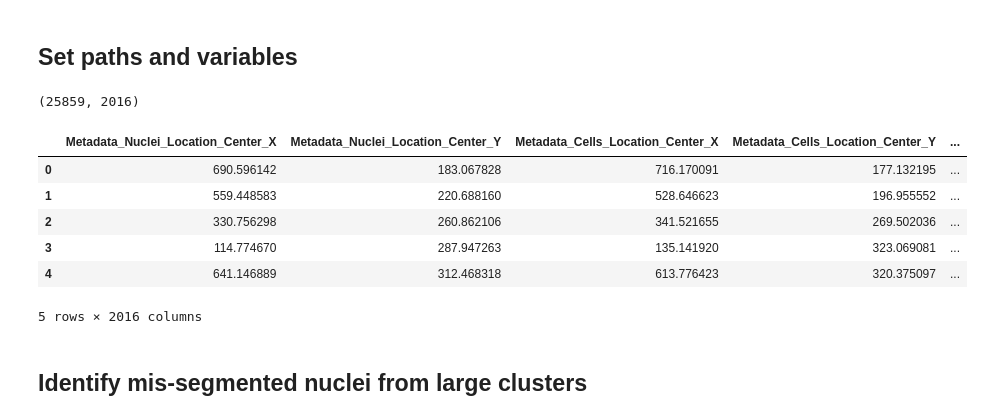
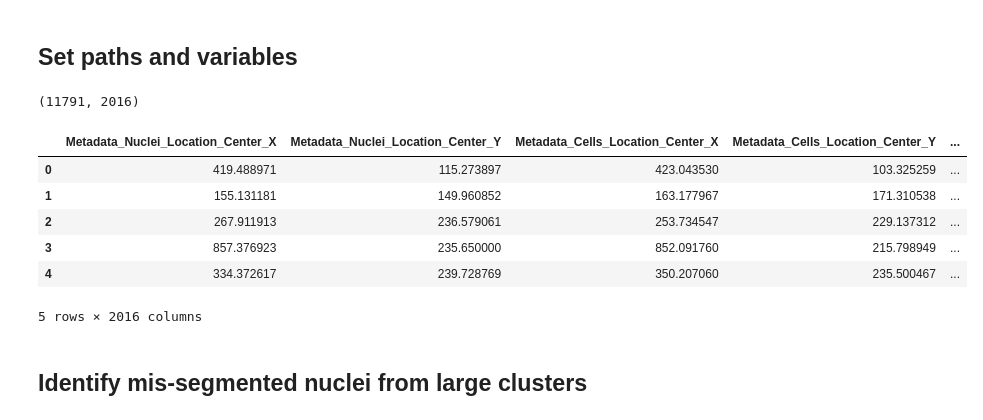
Before and after one commit to WayScience/cellpainting_predicts_cardiac_fibrosis, a Jupyter notebook: 3.process_cfret_features/1.sc_quality_control.ipynb, the cells around one changed output. Drawn from its saved outputs; the diff is of its cells as text; code cells hidden in the pictures.

```diff
--- a/3.process_cfret_features/1.sc_quality_control.ipynb
+++ b/3.process_cfret_features/1.sc_quality_control.ipynb
@@ -38,38 +38,38 @@ from scipy.stats import zscore
 # %%
 # Set outlier threshold to use for all metrics (# of std deviations away from the mean)
 outlier_threshold = 2
 
 # Directory with data
 data_dir = pathlib.Path("./data/converted_profiles/")
 
 # Directory to save cleaned data
 cleaned_dir = pathlib.Path("./data/cleaned_profiles/")
 cleaned_dir.mkdir(exist_ok=True)
 
 # Directory to save qc figures
 qc_fig_dir = pathlib.Path("./qc_figures")
 qc_fig_dir.mkdir(exist_ok=True)
 
 # Set plate as variable to load in
-plate = "localhost230405150001" # plate 3
+plate = "localhost220513100001_KK22-05-198_FactinAdjusted"
 
 # Load in converted plate data
 plate_df = pd.read_parquet(f"{data_dir}/{plate}_converted.parquet")
 
 # Add plate values if plate_4 is loaded in as it is absent due to error
 if plate == 'localhost231120090001':
     plate_df['Image_Metadata_Plate'] = 'localhost231120090001'
 
 print(plate_df.shape)
 plate_df.head()
 # %% [output]
-(25859, 2016)
+(11791, 2016)
 |  | Metadata_Nuclei_Location_Center_X | Metadata_Nuclei_Location_Center_Y | Metadata_Cells_Location_Center_X | Metadata_Cells_Location_Center_Y | ... |
-| 0 | 690.596142 | 183.067828 | 716.170091 | 177.132195 | ... |
-| 1 | 559.448583 | 220.688160 | 528.646623 | 196.955552 | ... |
-| 2 | 330.756298 | 260.862106 | 341.521655 | 269.502036 | ... |
-| 3 | 114.774670 | 287.947263 | 135.141920 | 323.069081 | ... |
-| 4 | 641.146889 | 312.468318 | 613.776423 | 320.375097 | ... |
+| 0 | 419.488971 | 115.273897 | 423.043530 | 103.325259 | ... |
+| 1 | 155.131181 | 149.960852 | 163.177967 | 171.310538 | ... |
+| 2 | 267.911913 | 236.579061 | 253.734547 | 229.137312 | ... |
+| 3 | 857.376923 | 235.650000 | 852.091760 | 215.798949 | ... |
+| 4 | 334.372617 | 239.728769 | 350.207060 | 235.500467 | ... |
 5 rows × 2016 columns
 # %% [markdown]
 ## Identify mis-segmented nuclei from large clusters
```
Also changed, not shown: parts of 7 cells of this notebook, 17 other files.
